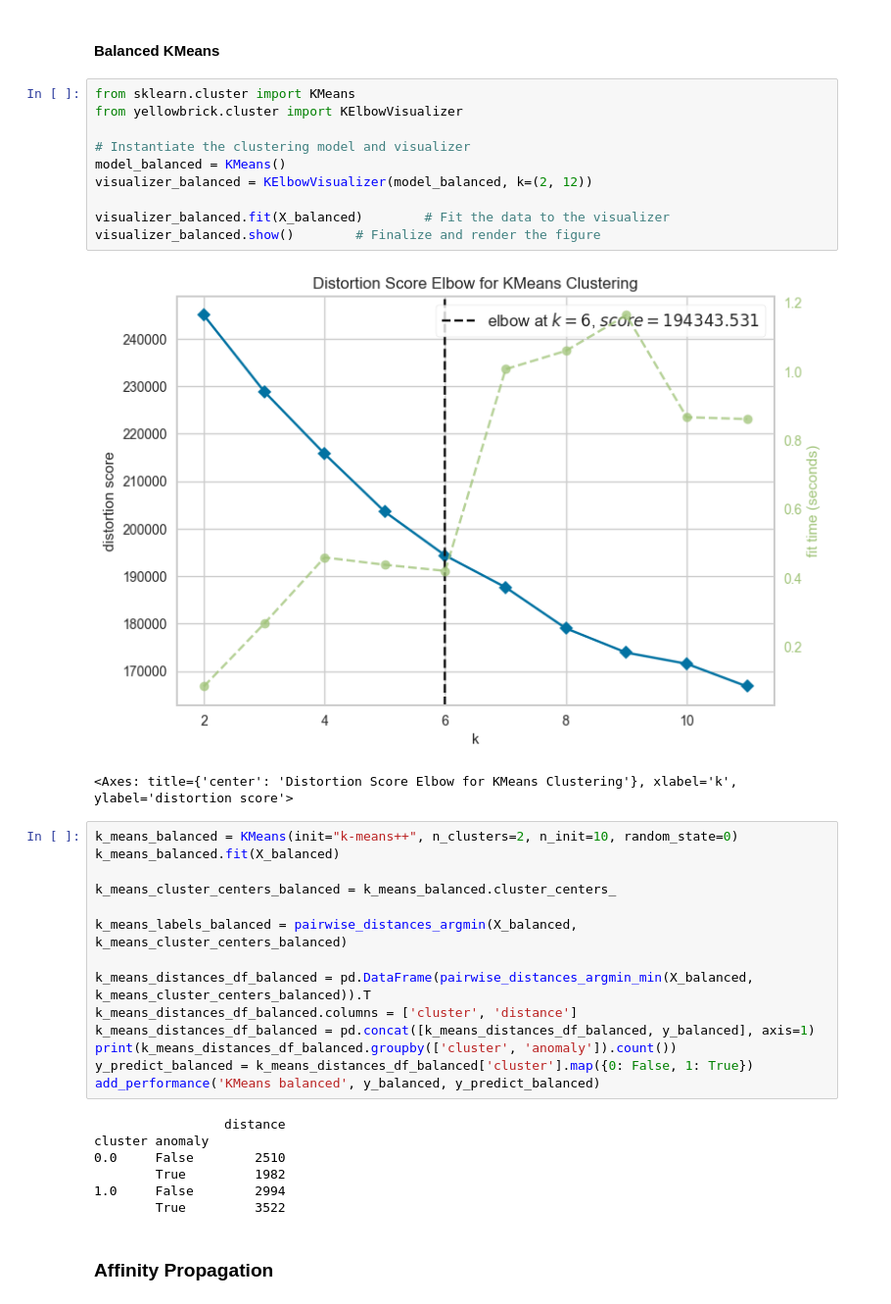
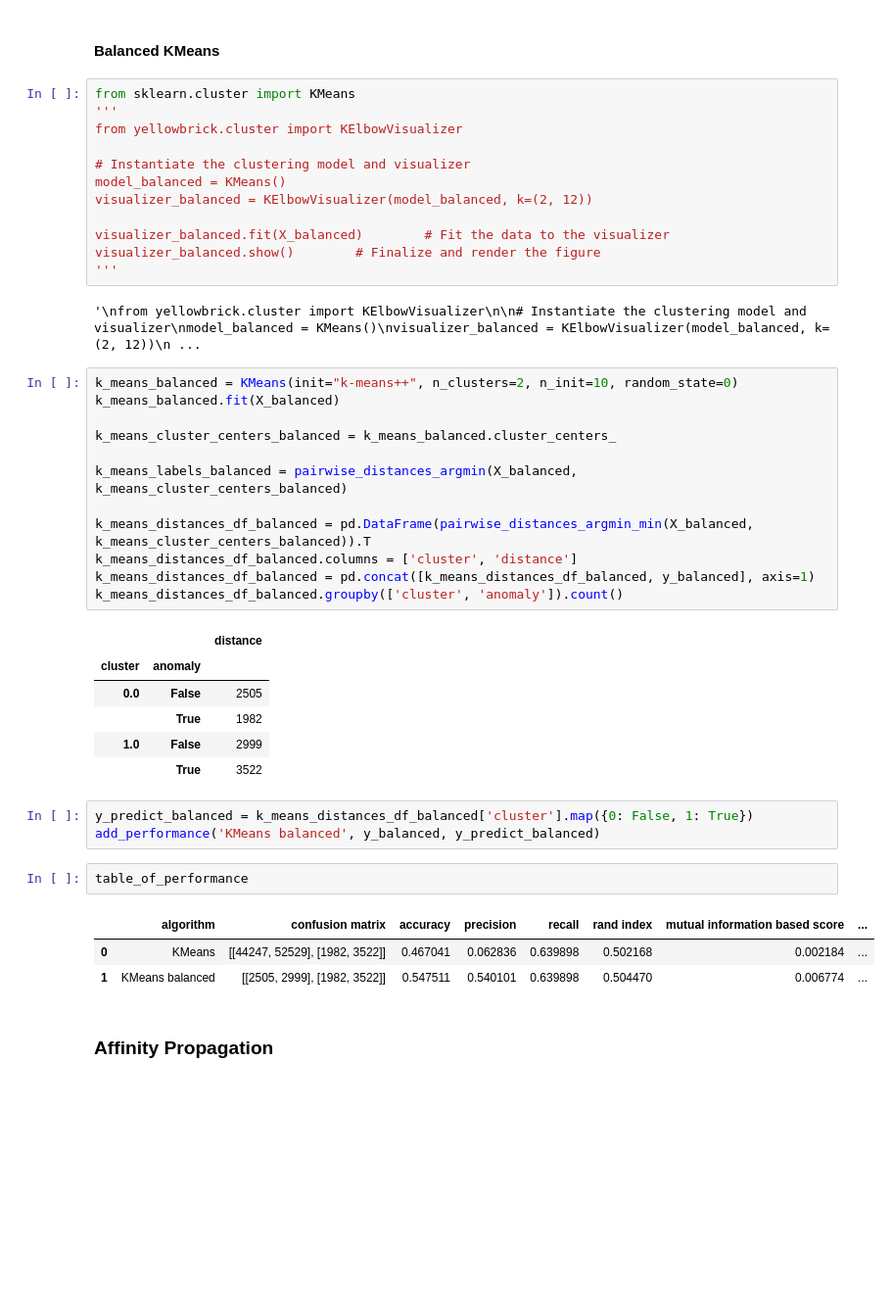
Before and after one commit to Bowei-Gao/MasterGraduationProject, a Jupyter notebook: olist_orders_dataset_unsupervised.ipynb, the cells around one changed output. Shown at 98% size. Drawn from its saved outputs; the diff is of its cells as text; blank space fills up the shorter version.

```diff
--- a/olist_orders_dataset_unsupervised.ipynb
+++ b/olist_orders_dataset_unsupervised.ipynb
@@ -161,6 +152,7 @@ Kmeans doesn't provide any useful information.
 #### Balanced KMeans
 # %%
 from sklearn.cluster import KMeans
+'''
 from yellowbrick.cluster import KElbowVisualizer
 
 # Instantiate the clustering model and visualizer
@@ -169,9 +161,9 @@ visualizer_balanced = KElbowVisualizer(model_balanced, k=(2, 12))
 
 visualizer_balanced.fit(X_balanced)        # Fit the data to the visualizer
 visualizer_balanced.show()        # Finalize and render the figure
+'''
 # %% [output]
-[figure, removed]
-<Axes: title={'center': 'Distortion Score Elbow for KMeans Clustering'}, xlabel='k', ylabel='distortion score'>
+'\nfrom yellowbrick.cluster import KElbowVisualizer\n\n# Instantiate the clustering model and visualizer\nmodel_balanced = KMeans()\nvisualizer_balanced = KElbowVisualizer(model_balanced, k=(2, 12))\n ...
 # %%
 k_means_balanced = KMeans(init="k-means++", n_clusters=2, n_init=10, random_state=0)
 k_means_balanced.fit(X_balanced)
@@ -183,16 +175,23 @@ k_means_labels_balanced = pairwise_distances_argmin(X_balanced, k_means_cluster_
 k_means_distances_df_balanced = pd.DataFrame(pairwise_distances_argmin_min(X_balanced, k_means_cluster_centers_balanced)).T
 k_means_distances_df_balanced.columns = ['cluster', 'distance']
 k_means_distances_df_balanced = pd.concat([k_means_distances_df_balanced, y_balanced], axis=1)
-print(k_means_distances_df_balanced.groupby(['cluster', 'anomaly']).count())
-y_predict_balanced = k_means_distances_df_balanced['cluster'].map({0: False, 1: True})
-add_performance('KMeans balanced', y_balanced, y_predict_balanced)
+k_means_distances_df_balanced.groupby(['cluster', 'anomaly']).count()
 # %% [output]
-                 distance
-cluster anomaly
-0.0     False        2510
-        True         1982
-1.0     False        2994
-        True         3522
+|  |  | distance |
+| cluster | anomaly |  |
+| 0.0 | False | 2505 |
+|  | True | 1982 |
+| 1.0 | False | 2999 |
+|  | True | 3522 |
+# %%
+y_predict_balanced = k_means_distances_df_balanced['cluster'].map({0: False, 1: True})
+add_performance('KMeans balanced', y_balanced, y_predict_balanced)
+# %%
+table_of_performance
+# %% [output]
+|  | algorithm | confusion matrix | accuracy | precision | recall | rand index | mutual information based score | ... |
+| 0 | KMeans | [[44247, 52529], [1982, 3522]] | 0.467041 | 0.062836 | 0.639898 | 0.502168 | 0.002184 | ... |
+| 1 | KMeans balanced | [[2505, 2999], [1982, 3522]] | 0.547511 | 0.540101 | 0.639898 | 0.504470 | 0.006774 | ... |
 # %% [markdown]
 ### Affinity Propagation
 # %% [markdown]
```
Also changed, not shown: parts of 18 cells of this notebook, 4 other files.
